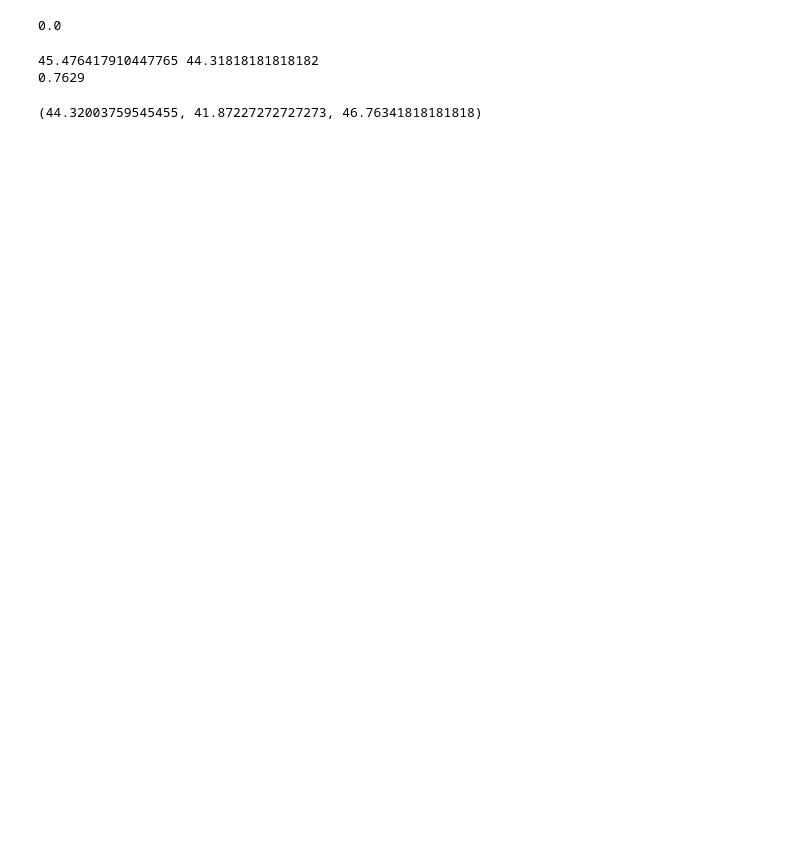
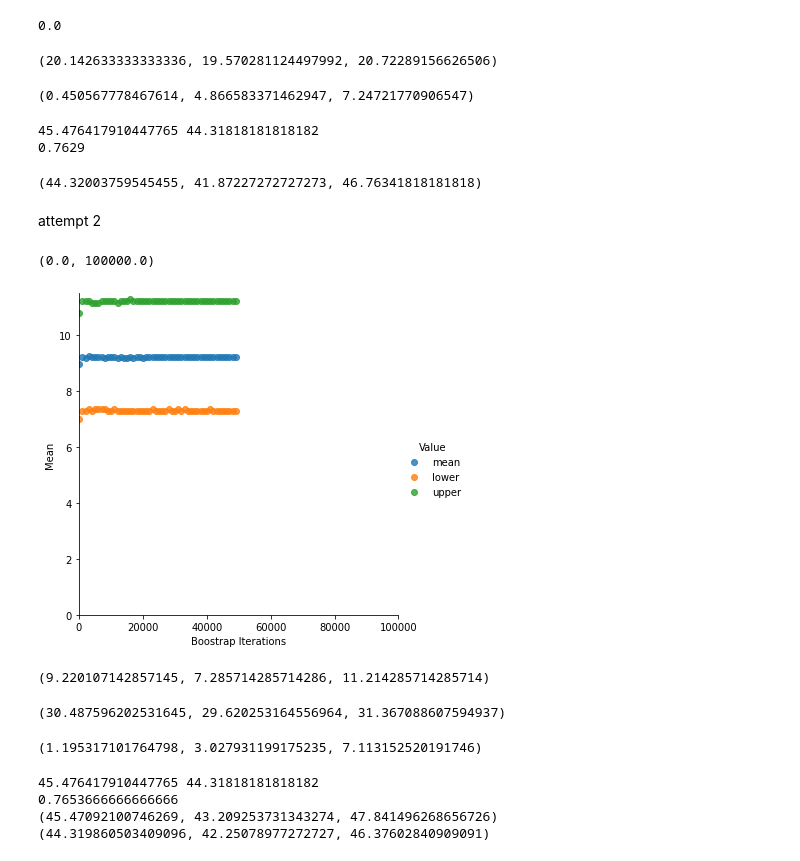
Before and after one commit to nb20593/data-science, a Jupyter notebook: Copy_of_bootstrap.ipynb, the cells around one changed output. Drawn from its saved outputs; the diff is of its cells as text; code cells hidden in the pictures; blank space fills up the shorter version.

```diff
--- a/Copy_of_bootstrap.ipynb
+++ b/Copy_of_bootstrap.ipynb
@@ -217,3 +208,14 @@ permut_test(current,new,30000)
+# %%
+#quiz code for (60% mean of new in vehicle dataset)(85% mean in current in vehicle dataset)
+bootstrap_mean_ci(new,new.shape[0],10000,60)
+bootstrap_mean_ci(current,current.shape[0],10000,85)
+# %% [output]
+(20.142633333333336, 19.570281124497992, 20.72289156626506)
+# %%
+bootstrap_std_deviation_ci(new,new.shape[0],10000,73)
+bootstrap_std_deviation_ci(new,new.shape[0],10000,99)
+# %% [output]
+(0.450567778467614, 4.866583371462947, 7.24721770906547)
 # %%
 import voting_data
 dem_pa= np.array(voting_data.dem_share_PA)
@@ -228,3 +230,71 @@ bootstrap_mean_ci(dem_oh,dem_oh.shape[0],100000,98)
 45.476417910447765 44.31818181818182
 0.7629
 (44.32003759545455, 41.87227272727273, 46.76341818181818)
+# %% [markdown]
+attempt 2
+# %%
+boots = []
+for i in range(100, 50000, 1000):
+    boot = bootstrap_mean_ci(data, data.shape[0], i, 80)
+    boots.append([i, boot[0], "mean"])
+    boots.append([i, boot[1], "lower"])
+    boots.append([i, boot[2], "upper"])
+
+df_boot = pd.DataFrame(boots, columns=['Boostrap Iterations', 'Mean', "Value"])
+sns_plot = sns.lmplot(df_boot.columns[0], df_boot.columns[1], data=df_boot, fit_reg=False, hue="Value")
+
+sns_plot.axes[0, 0].set_ylim(0,)
+sns_plot.axes[0, 0].set_xlim(0, 100000)
+
+#sns_plot.savefig("bootstrap_confidence_80.pdf", bbox_inches='tight')
+# %% [output]
+(0.0, 100000.0)
+[figure, added]
+# %%
+df = pd.read_csv('https://raw.githubusercontent.com/albanda/CE888/master/lab2%20-%20bootstrap/customers.csv')
+data = df.values.T[1]
+boot = bootstrap_mean_ci(data, data.shape[0],10000, 80)
+boot
+# %% [output]
+(9.220107142857145, 7.285714285714286, 11.214285714285714)
+# %%
+df = pd.read_csv("https://github.com/albanda/CE888/raw/master/lab2%20-%20bootstrap/vehicles.csv")
+current = np.array(df.iloc[:,0])
+new =df.iloc[:,1]
+new =np.array( new[np.isfinite(new)])
+bootstrap_mean_ci(new, new.shape[0],10000, 80)
+# %% [output]
+(30.487596202531645, 29.620253164556964, 31.367088607594937)
+# %%
+def bootstrap_std_deviation_ci(sample, sample_size, n_bootstraps, ci):
+  empty_array = []
+  for i in range(n_bootstraps):
+    bt_array = np.array([np.random.choice(sample,sample_size)])
+    bt_std= np.std(bt_array)
+    empty_array.append(bt_std)
+  lower_perct= (100 - ci)/2
+  upper_perct = 100-lower_perct
+  lower = np.percentile(empty_array,lower_perct)
+  upper = np.percentile(empty_array,upper_perct)
+  data_std = np.std(empty_array)
+  return data_std, lower, upper
+
+bootstrap_std_deviation_ci(current,current.shape[0],10000,99)
+bootstrap_std_deviation_ci(data,data.shape[0],10000,90)
+# %% [output]
+(1.195317101764798, 3.027931199175235, 7.113152520191746)
+# %%
+import voting_data
+dem_pa= np.array(voting_data.dem_share_PA)
+dem_oh =np.array(voting_data.dem_share_OH)
+pa_mean = np.mean(dem_pa)
+oh_mean = np.mean(dem_oh)
+print(pa_mean,oh_mean)
+print(permut_test(dem_pa,dem_oh,10000))
+print(bootstrap_mean_ci(dem_pa,dem_pa.shape[0],100000,95))
+print(bootstrap_mean_ci(dem_oh,dem_oh.shape[0],100000,95))
+# %% [output]
+45.476417910447765 44.31818181818182
+0.7653666666666666
+(45.47092100746269, 43.209253731343274, 47.841496268656726)
+(44.319860503409096, 42.25078977272727, 46.37602840909091)
```
Also changed, not shown: parts of 7 cells of this notebook.
